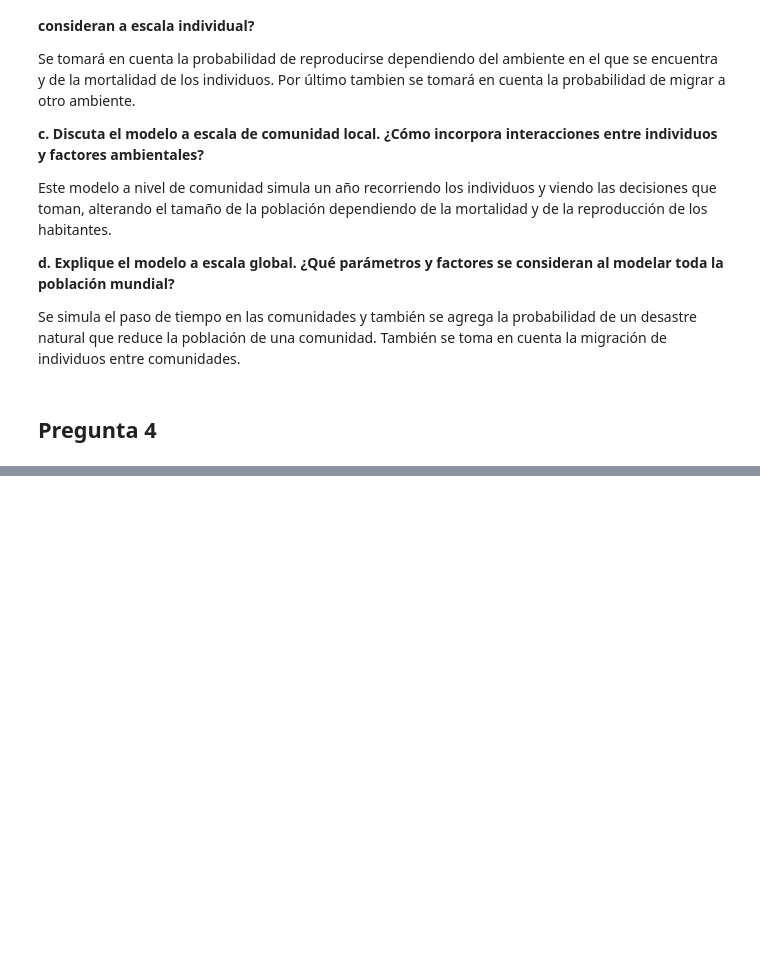
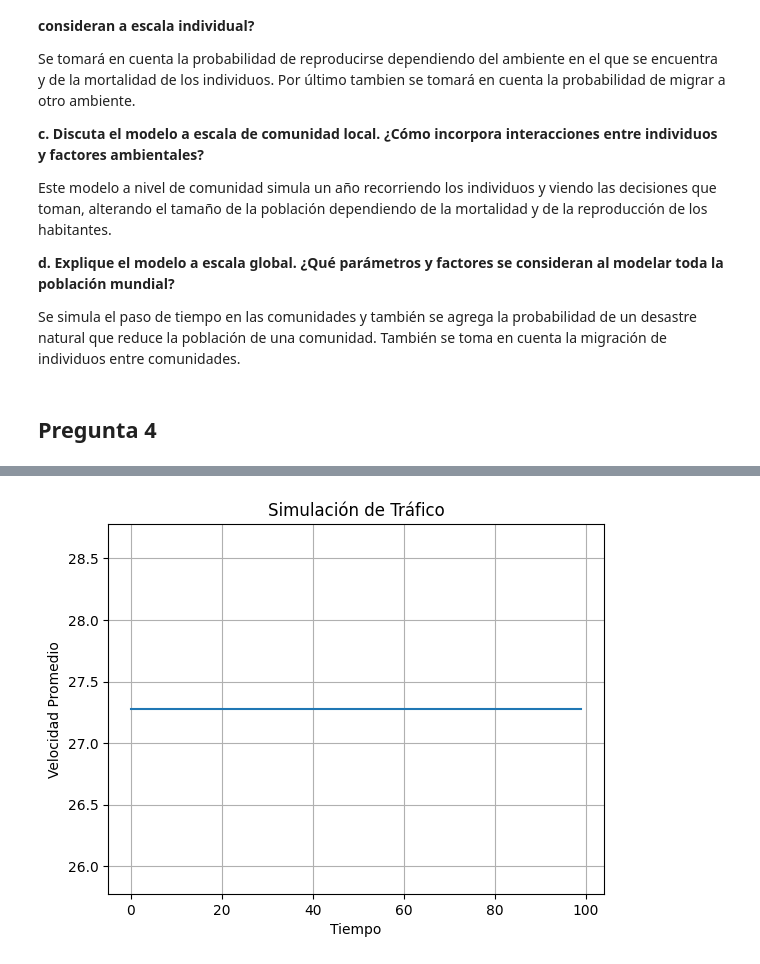
Before and after one commit to Manuel-Archila/Lab6_ModSim, a Jupyter notebook: Lab6.ipynb, the cells around one changed output, grey strips where cells are left out. Cells and saved outputs as stored; diff of their text form; code cells hidden in the pictures; blank space fills up the shorter version.

```diff
--- a/Lab6.ipynb
+++ b/Lab6.ipynb
@@ -476,0 +528,94 @@ AttributeError: 'Vehículo' object has no attribute 'dt'
+# %%
+class Vehiculo:
+
+    def __init__(self, id, velocidad_deseada, distancia_al_vehiculo_que_le_precede, condiciones_carretera, tiempo_de_reaccion=1.0, dt=1.0):
+        self.id = id
+        self.velocidad_deseada = velocidad_deseada
+        self.distancia_al_vehiculo_que_le_precede = distancia_al_vehiculo_que_le_precede
+        self.condiciones_carretera = condiciones_carretera
+        self.velocidad = 0
+        self.aceleracion = 0
+        self.tiempo_de_reaccion = tiempo_de_reaccion
+        self.dt = dt
+        self.posicion = 0
+
+    def actualizar_velocidad(self):
+        velocidad_actual = self.velocidad_deseada - self.aceleracion * self.dt
+
+        if velocidad_actual > 0:
+            velocidad_actual = min(velocidad_actual, self.distancia_al_vehiculo_que_le_precede / self.tiempo_de_reaccion)
+        else:
+            velocidad_actual = max(velocidad_actual, 0)
+
+        self.posicion += velocidad_actual * self.dt
+        self.velocidad = velocidad_actual
+        self.aceleracion = (self.velocidad_deseada - self.velocidad) / self.dt
+
+        return velocidad_actual
+
+
+class SegmentoDeCarretera:
+
+    def __init__(self, longitud, ancho, limite_velocidad, dt=1.0, capacidad=100):
+        self.longitud = longitud
+        self.ancho = ancho
+        self.limite_velocidad = limite_velocidad
+        self.vehiculos = []
+        self.dt = dt
+        self.capacidad = capacidad  # Capacidad máxima de vehículos en el segmento
+        self.densidad_de_trafico = 0  # Inicialmente no hay tráfico
+
+    def calcular_flujo(self, densidad_de_trafico):
+        velocidad_media = self.limite_velocidad * (1 - densidad_de_trafico / self.capacidad)
+        flujo = velocidad_media * densidad_de_trafico
+        return flujo
+
+    def agregar_vehiculo(self, vehiculo):
+        if vehiculo.velocidad > self.limite_velocidad:
+            vehiculo.velocidad = self.limite_velocidad
+        self.vehiculos.append(vehiculo)
+        return vehiculo
+
+
+
+# Función para simular la carretera y recopilar datos
+def simular_carretera(carretera, duracion_simulacion):
+    datos_simulacion = {"tiempo": [], "velocidades": []}
+
+    for tiempo in range(duracion_simulacion):
+        flujo_de_entrada = carretera.vehiculos[:]
+        for vehiculo in carretera.vehiculos:
+            vehiculo.actualizar_velocidad()
+        carretera.densidad_de_trafico = len(carretera.vehiculos) / carretera.capacidad
+        flujo_de_salida = carretera.calcular_flujo(carretera.densidad_de_trafico)
+
+        # Registrar datos de velocidad promedio en cada paso de tiempo
+        velocidad_promedio = np.mean([vehiculo.velocidad for vehiculo in carretera.vehiculos])
+        datos_simulacion["tiempo"].append(tiempo)
+        datos_simulacion["velocidades"].append(velocidad_promedio)
+
+    return datos_simulacion
+
+# Crear carretera y vehículos
+carretera = SegmentoDeCarretera(longitud=1000, ancho=3, limite_velocidad=120, capacidad=200)
+num_carros = 10  # Cambia este número según la cantidad de vehículos que desees simular
+
+for _ in range(num_carros):
+    velocidad_deseada = random.uniform(80, 120)  # Velocidad deseada aleatoria entre 80 y 120
+    distancia_al_vehiculo_que_le_precede = random.uniform(10, 50)  # Distancia aleatoria
+    condiciones_carretera = random.choice(["buena", "mala"])  # Condiciones de carretera aleatorias
+    carretera.agregar_vehiculo(Vehiculo(id, velocidad_deseada, distancia_al_vehiculo_que_le_precede, condiciones_carretera))
+
+# Simular la carretera
+duracion_simulacion = 100  # Cambia la duración de la simulación según tus necesidades
+datos_simulacion = simular_carretera(carretera, duracion_simulacion)
+
+# Graficar los datos de velocidad promedio en función del tiempo
+plt.plot(datos_simulacion["tiempo"], datos_simulacion["velocidades"])
+plt.xlabel("Tiempo")
+plt.ylabel("Velocidad Promedio")
+plt.title("Simulación de Tráfico")
+plt.grid(True)
+plt.show()
+# %% [output]
+[figure, added]
```
Also changed, not shown: parts of 2 cells of this notebook.
